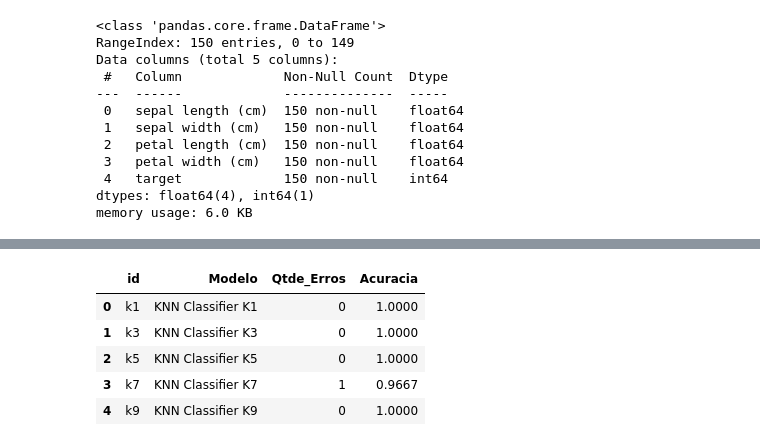
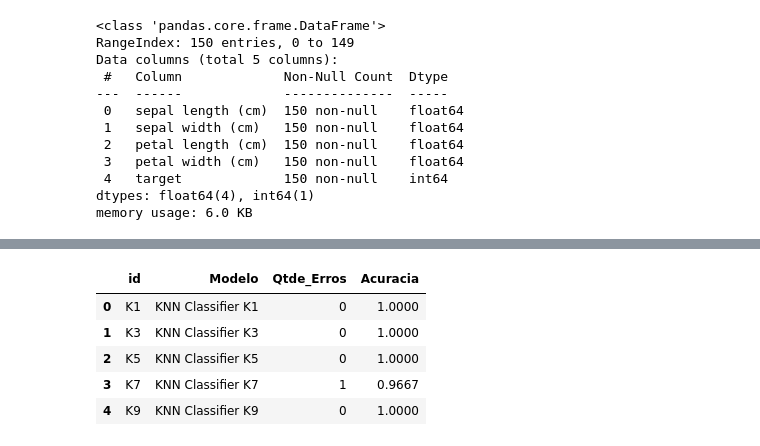
Before and after one commit to Giovanni-Hessel/FIAP-ML-2026, a Jupyter notebook: CHECKPOINT_1_–_Machine_Learning_&_Statistical_Computing.ipynb, the cells around one changed output, grey strips where cells are left out. Drawn from its saved outputs; the diff is of its cells as text; code cells hidden in the pictures.

```diff
--- a/CHECKPOINT_1_–_Machine_Learning_&_Statistical_Computing.ipynb
+++ b/CHECKPOINT_1_–_Machine_Learning_&_Statistical_Computing.ipynb
@@ -100,59 +115,67 @@ pred_k9 = ml_knn_classifier_k9.predict(X_test)
 # %%
 #Calculando a acuracia
 from sklearn.metrics import accuracy_score
 
 laccuracy = []
 
-daccuracy = {
-            "id" : 'k1'
-            ,"Modelo" : "KNN Classifier K1"
-            ,'Qtde_Erros' : int(np.sum(y_test != pred_k1))
-            ,"Acuracia" : round(accuracy_score(y_test, pred_k1),4)
-}
-laccuracy.append(daccuracy)
+for pred in preds_knn_classifier:
+  laccuracy.append({
+            "id" : pred['id']
+            ,"Modelo" : f"KNN Classifier {pred['id']}"
+            ,'Qtde_Erros' : int(np.sum(y_test != pred['modelo']))
+            ,"Acuracia" : round(accuracy_score(y_test, pred['modelo']),4)
+})
 
-daccuracy = {
-            "id" : 'k3'
-            ,"Modelo" : "KNN Classifier K3"
-            ,'Qtde_Erros' : int(np.sum(y_test != pred_k3))
-            ,"Acuracia" : round(accuracy_score(y_test, pred_k3),4)
-}
-laccuracy.append(daccuracy)
+# daccuracy = {
+#             "id" : 'k1'
+#             ,"Modelo" : "KNN Classifier K1"
+#             ,'Qtde_Erros' : int(np.sum(y_test != pred_k1))
+#             ,"Acuracia" : round(accuracy_score(y_test, pred_k1),4)
+# }
+# laccuracy.append(daccuracy)
 
-daccuracy = {
-            "id" : 'k5'
-            ,"Modelo" : "KNN Classifier K5"
-            ,'Qtde_Erros' : int(np.sum(y_test != pred_k5))
-            ,"Acuracia" : round(accuracy_score(y_test, pred_k5),4)
-}
-laccuracy.append(daccuracy)
+# daccuracy = {
+#             "id" : 'k3'
+#             ,"Modelo" : "KNN Classifier K3"
+#             ,'Qtde_Erros' : int(np.sum(y_test != pred_k3))
+#             ,"Acuracia" : round(accuracy_score(y_test, pred_k3),4)
+# }
+# laccuracy.append(daccuracy)
 
-daccuracy = {
-            "id" : 'k7'
-            ,"Modelo" : "KNN Classifier K7"
-            ,'Qtde_Erros' : int(np.sum(y_test != pred_k7))
-            ,"Acuracia" : round(accuracy_score(y_test, pred_k7),4)
-}
-laccuracy.append(daccuracy)
+# daccuracy = {
+#             "id" : 'k5'
+#             ,"Modelo" : "KNN Classifier K5"
+#             ,'Qtde_Erros' : int(np.sum(y_test != pred_k5))
+#             ,"Acuracia" : round(accuracy_score(y_test, pred_k5),4)
+# }
+# laccuracy.append(daccuracy)
 
-daccuracy = {
-            "id" : 'k9'
-            ,"Modelo" : "KNN Classifier K9"
-            ,'Qtde_Erros' : int(np.sum(y_test != pred_k9))
-            ,"Acuracia" : round(accuracy_score(y_test, pred_k9),4)
-}
-laccuracy.append(daccuracy)
+# daccuracy = {
+#             "id" : 'k7'
+#             ,"Modelo" : "KNN Classifier K7"
+#             ,'Qtde_Erros' : int(np.sum(y_test != pred_k7))
+#             ,"Acuracia" : round(accuracy_score(y_test, pred_k7),4)
+# }
+# laccuracy.append(daccuracy)
+
+# daccuracy = {
+#             "id" : 'k9'
+#             ,"Modelo" : "KNN Classifier K9"
+#             ,'Qtde_Erros' : int(np.sum(y_test != pred_k9))
+#             ,"Acuracia" : round(accuracy_score(y_test, pred_k9),4)
+# }
+# laccuracy.append(daccuracy)
 
 df_accuracy = pd.DataFrame(laccuracy)
 
 df_accuracy.head()
 
 # for accuracy in laccuracy:
 #     print(accuracy)
 # %% [output]
 |  | id | Modelo | Qtde_Erros | Acuracia |
-| 0 | k1 | KNN Classifier K1 | 0 | 1.0000 |
-| 1 | k3 | KNN Classifier K3 | 0 | 1.0000 |
-| 2 | k5 | KNN Classifier K5 | 0 | 1.0000 |
-| 3 | k7 | KNN Classifier K7 | 1 | 0.9667 |
-| 4 | k9 | KNN Classifier K9 | 0 | 1.0000 |
+| 0 | K1 | KNN Classifier K1 | 0 | 1.0000 |
+| 1 | K3 | KNN Classifier K3 | 0 | 1.0000 |
+| 2 | K5 | KNN Classifier K5 | 0 | 1.0000 |
+| 3 | K7 | KNN Classifier K7 | 1 | 0.9667 |
+| 4 | K9 | KNN Classifier K9 | 0 | 1.0000 |
```
Also changed, not shown: parts of 2 cells of this notebook.
